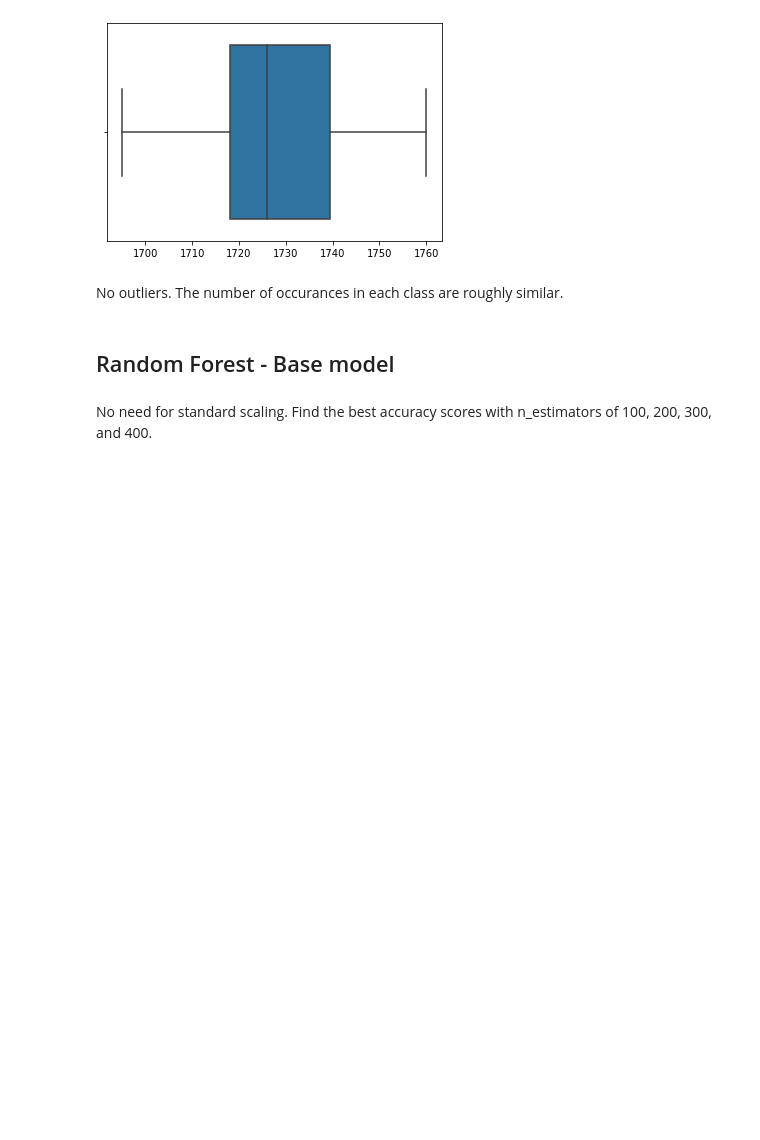
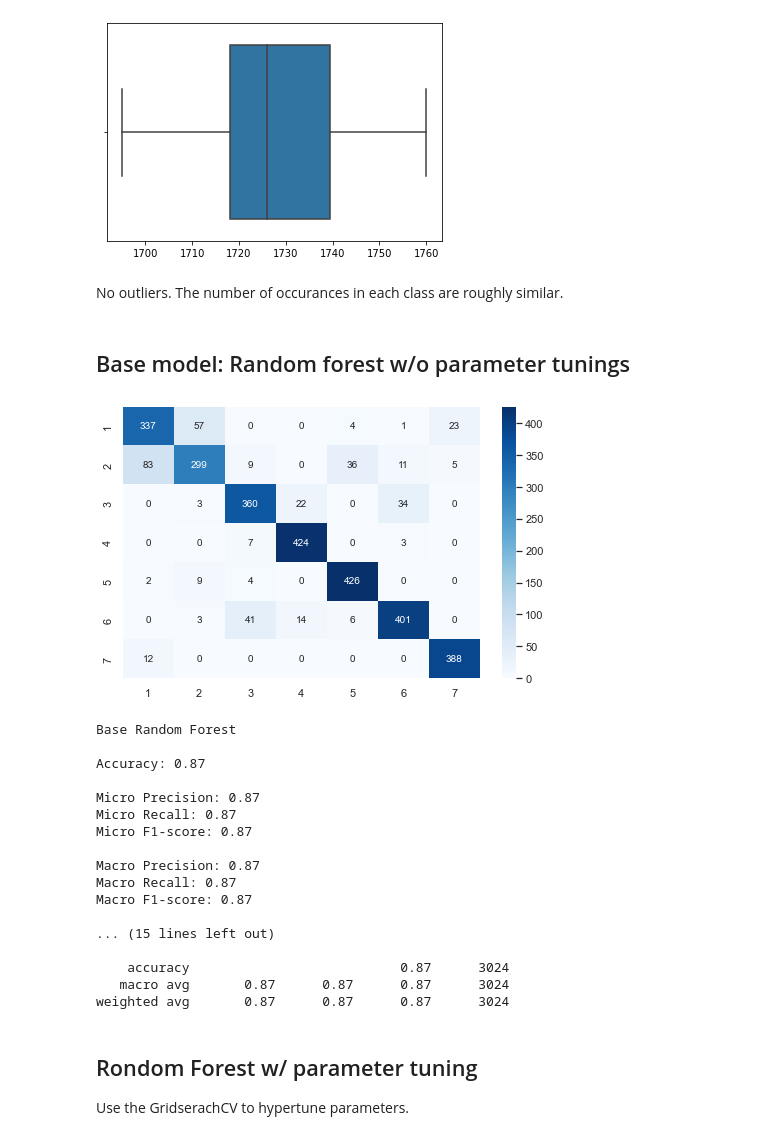
Before and after one commit to Erdos-Team-Juniper/forest_cover_type, a Jupyter notebook: Model comparisons.ipynb, the cells around one changed output. Drawn from its saved outputs; the diff is of its cells as text; code cells hidden in the pictures; blank space fills up the shorter version.

```diff
--- a/Model comparisons.ipynb
+++ b/Model comparisons.ipynb
@@ -137,7 +141,64 @@ sns.boxplot(count)
 # %% [markdown]
 No outliers. The number of occurances in each class are roughly similar.
 # %% [markdown]
-## Random Forest - Base model
+## Base model: Random forest w/o parameter tunings
+# %%
+rf_base = RandomForestClassifier(random_state = 314)
+rf_base.fit(X_train,y_train)
+y_rf_base_pred = rf_base.predict(X_test)
+# %%
+def print_result(model, y_prediction):
+    confusion = confusion_matrix(y_test,y_prediction)
+    cm = pd.DataFrame(confusion,
+                         index = [i for i in "1234567"],
+                         columns = [i for i in "1234567"])
+    plt.figure(figsize=(8,5))
+    sns.set(font_scale=1)
+    sns.heatmap(cm,annot=True,fmt='g', cmap='Blues',
+               annot_kws={"size": 10})
+    plt.show()
+
+    print(model)
+    print('\nAccuracy: {:.2f}\n'.format(accuracy_score(y_test, y_prediction)))
+
+    print('Micro Precision: {:.2f}'.format(precision_score(y_test, y_prediction, average='micro')))
+    print('Micro Recall: {:.2f}'.format(recall_score(y_test, y_prediction, average='micro')))
+    print('Micro F1-score: {:.2f}\n'.format(f1_score(y_test, y_prediction, average='micro')))
+
+    print('Macro Precision: {:.2f}'.format(precision_score(y_test, y_prediction, average='macro')))
+    print('Macro Recall: {:.2f}'.format(recall_score(y_test, y_prediction, average='macro')))
+    print('Macro F1-score: {:.2f}\n'.format(f1_score(y_test, y_prediction, average='macro')))
+
+    print('Weighted Precision: {:.2f}'.format(precision_score(y_test, y_prediction, average='weighted')))
+    print('Weighted Recall: {:.2f}'.format(recall_score(y_test, y_prediction, average='weighted')))
+    print('Weighted F1-score: {:.2f}'.format(f1_score(y_test, y_prediction, average='weighted')))
+
+
+    print('\nClassification Report\n')
+    print(classification_report(y_test, y_prediction,
+                                target_names=['1','2','3','4','5','6','7']))
+# %%
+print_result("Base Random Forest",y_rf_base_pred)
+# %% [output]
+[figure, added]
+Base Random Forest
+
+Accuracy: 0.87
+
+Micro Precision: 0.87
+Micro Recall: 0.87
+Micro F1-score: 0.87
+
+Macro Precision: 0.87
+Macro Recall: 0.87
+Macro F1-score: 0.87
+
+... (15 lines left out)
+
+    accuracy                           0.87      3024
+   macro avg       0.87      0.87      0.87      3024
+weighted avg       0.87      0.87      0.87      3024
 # %% [markdown]
-No need for standard scaling. Find the best accuracy scores with n_estimators of 100, 200, 300, and 400.
+## Rondom Forest w/ parameter tuning
+Use the GridserachCV to hypertune parameters.
 # %%
```
Also changed, not shown: parts of 31 cells of this notebook.
